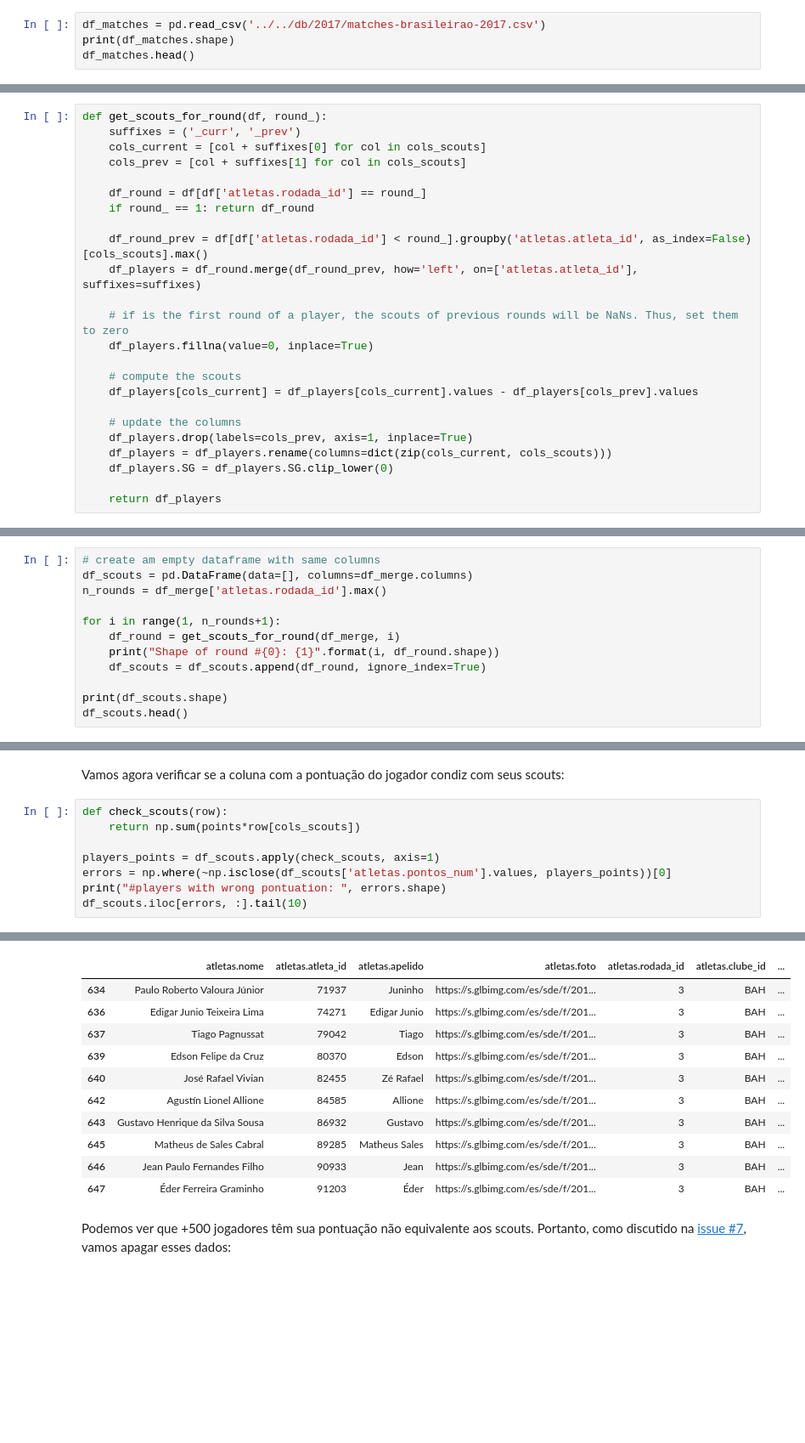
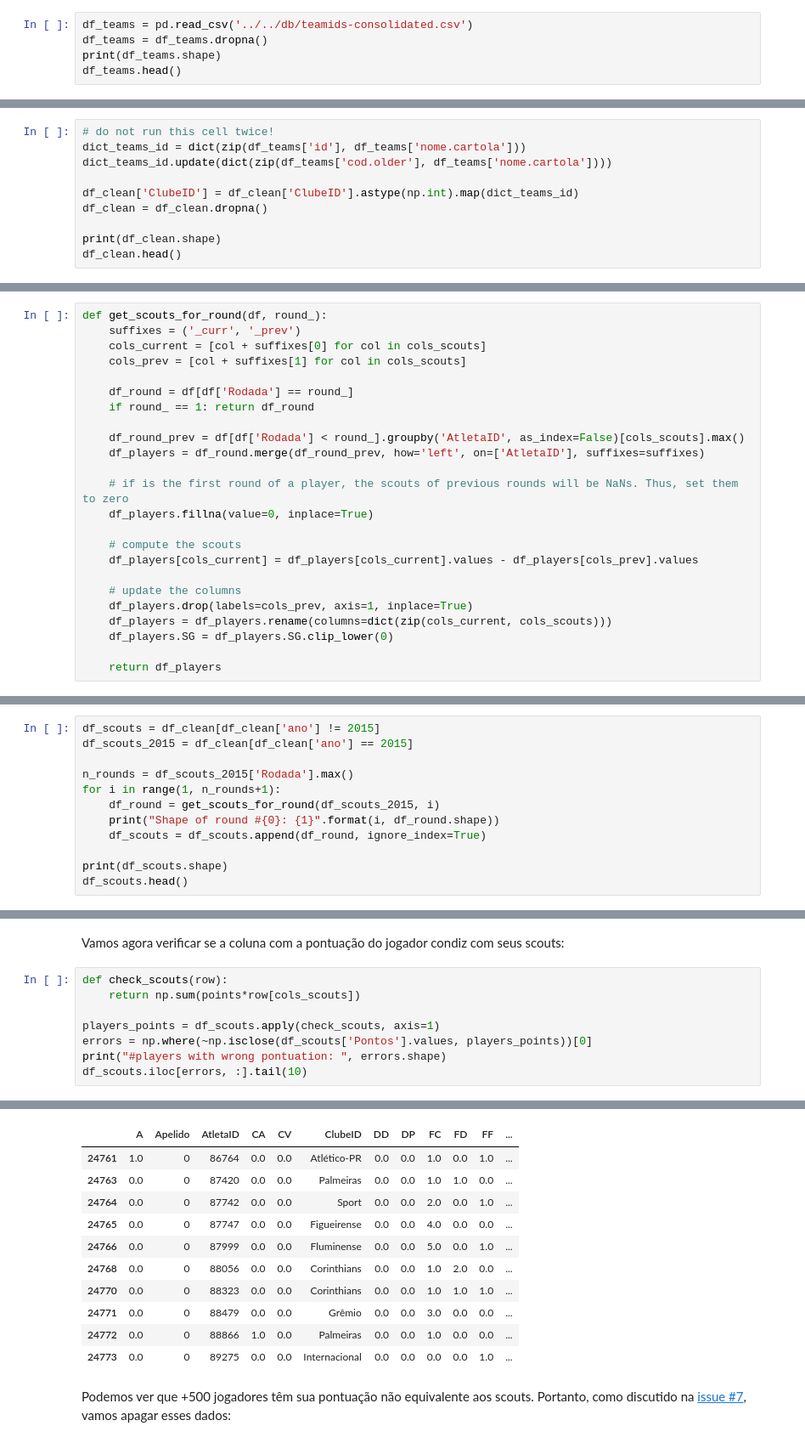
Before and after one commit to henriquepgomide/caRtola, a Jupyter notebook: lib/python/Samples Creator.ipynb, the cells around one changed output, grey strips where cells are left out. Shown at 85% size. Saved outputs shown, nothing was run; the diff lists cells and outputs as text; blank space fills up the shorter version.

```diff
--- a/lib/python/Samples Creator.ipynb
+++ b/lib/python/Samples Creator.ipynb
@@ -104,5 +102,6 @@ Além dos dados que já temos, achei interessante adicionar a informação de qu
 # %%
-df_matches = pd.read_csv('../../db/2017/matches-brasileirao-2017.csv')
-print(df_matches.shape)
-df_matches.head()
+df_teams = pd.read_csv('../../db/teamids-consolidated.csv')
+df_teams = df_teams.dropna()
+print(df_teams.shape)
+df_teams.head()
 # %% [output]
@@ -169,0 +115,10 @@ df_merge.head()
+# %%
+# do not run this cell twice!
+dict_teams_id = dict(zip(df_teams['id'], df_teams['nome.cartola']))
+dict_teams_id.update(dict(zip(df_teams['cod.older'], df_teams['nome.cartola'])))
+
+df_clean['ClubeID'] = df_clean['ClubeID'].astype(np.int).map(dict_teams_id)
+df_clean = df_clean.dropna()
+
+print(df_clean.shape)
+df_clean.head()
@@ -179,11 +142,11 @@ def get_scouts_for_round(df, round_):
     cols_current = [col + suffixes[0] for col in cols_scouts]
     cols_prev = [col + suffixes[1] for col in cols_scouts]
 
-    df_round = df[df['atletas.rodada_id'] == round_]
+    df_round = df[df['Rodada'] == round_]
     if round_ == 1: return df_round
 
-    df_round_prev = df[df['atletas.rodada_id'] < round_].groupby('atletas.atleta_id', as_index=False)[cols_scouts].max()
-    df_players = df_round.merge(df_round_prev, how='left', on=['atletas.atleta_id'], suffixes=suffixes)
+    df_round_prev = df[df['Rodada'] < round_].groupby('AtletaID', as_index=False)[cols_scouts].max()
+    df_players = df_round.merge(df_round_prev, how='left', on=['AtletaID'], suffixes=suffixes)
 
     # if is the first round of a player, the scouts of previous rounds will be NaNs. Thus, set them to zero
     df_players.fillna(value=0, inplace=True)
@@ -205,12 +168,12 @@ def get_scouts_for_round(df, round_):
 # %% [markdown]
 A célula abaixo cria uma dataframe com os scouts dos jogadores não acumulados.
 # %%
-# create am empty dataframe with same columns
-df_scouts = pd.DataFrame(data=[], columns=df_merge.columns)
-n_rounds = df_merge['atletas.rodada_id'].max()
+df_scouts = df_clean[df_clean['ano'] != 2015]
+df_scouts_2015 = df_clean[df_clean['ano'] == 2015]
 
+n_rounds = df_scouts_2015['Rodada'].max()
 for i in range(1, n_rounds+1):
-    df_round = get_scouts_for_round(df_merge, i)
+    df_round = get_scouts_for_round(df_scouts_2015, i)
     print("Shape of round #{0}: {1}".format(i, df_round.shape))
     df_scouts = df_scouts.append(df_round, ignore_index=True)
 
@@ -242,7 +210,7 @@ def check_scouts(row):
     return np.sum(points*row[cols_scouts])
 
 players_points = df_scouts.apply(check_scouts, axis=1)
-errors = np.where(~np.isclose(df_scouts['atletas.pontos_num'].values, players_points))[0]
+errors = np.where(~np.isclose(df_scouts['Pontos'].values, players_points))[0]
 print("#players with wrong pontuation: ", errors.shape)
 df_scouts.iloc[errors, :].tail(10)
 # %% [output]
@@ -250,14 +218,14 @@ df_scouts.iloc[errors, :].tail(10)
-|  | atletas.nome | atletas.atleta_id | atletas.apelido | atletas.foto | atletas.rodada_id | atletas.clube_id | ... |
-| 634 | Paulo Roberto Valoura Júnior | 71937 | Juninho | https://s.glbimg.com/es/sde/f/201... | 3 | BAH | ... |
-| 636 | Edigar Junio Teixeira Lima | 74271 | Edigar Junio | https://s.glbimg.com/es/sde/f/201... | 3 | BAH | ... |
-| 637 | Tiago Pagnussat | 79042 | Tiago | https://s.glbimg.com/es/sde/f/201... | 3 | BAH | ... |
-| 639 | Edson Felipe da Cruz | 80370 | Edson | https://s.glbimg.com/es/sde/f/201... | 3 | BAH | ... |
-| 640 | José Rafael Vivian | 82455 | Zé Rafael | https://s.glbimg.com/es/sde/f/201... | 3 | BAH | ... |
-| 642 | Agustín Lionel Allione | 84585 | Allione | https://s.glbimg.com/es/sde/f/201... | 3 | BAH | ... |
-| 643 | Gustavo Henrique da Silva Sousa | 86932 | Gustavo | https://s.glbimg.com/es/sde/f/201... | 3 | BAH | ... |
-| 645 | Matheus de Sales Cabral | 89285 | Matheus Sales | https://s.glbimg.com/es/sde/f/201... | 3 | BAH | ... |
-| 646 | Jean Paulo Fernandes Filho | 90933 | Jean | https://s.glbimg.com/es/sde/f/201... | 3 | BAH | ... |
-| 647 | Éder Ferreira Graminho | 91203 | Éder | https://s.glbimg.com/es/sde/f/201... | 3 | BAH | ... |
+|  | A | Apelido | AtletaID | CA | CV | ClubeID | DD | DP | FC | FD | FF | ... |
+| 24761 | 1.0 | 0 | 86764 | 0.0 | 0.0 | Atlético-PR | 0.0 | 0.0 | 1.0 | 0.0 | 1.0 | ... |
+| 24763 | 0.0 | 0 | 87420 | 0.0 | 0.0 | Palmeiras | 0.0 | 0.0 | 1.0 | 1.0 | 0.0 | ... |
+| 24764 | 0.0 | 0 | 87742 | 0.0 | 0.0 | Sport | 0.0 | 0.0 | 2.0 | 0.0 | 1.0 | ... |
+| 24765 | 0.0 | 0 | 87747 | 0.0 | 0.0 | Figueirense | 0.0 | 0.0 | 4.0 | 0.0 | 0.0 | ... |
+| 24766 | 0.0 | 0 | 87999 | 0.0 | 0.0 | Fluminense | 0.0 | 0.0 | 5.0 | 0.0 | 1.0 | ... |
+| 24768 | 0.0 | 0 | 88056 | 0.0 | 0.0 | Corinthians | 0.0 | 0.0 | 1.0 | 2.0 | 0.0 | ... |
+| 24770 | 0.0 | 0 | 88323 | 0.0 | 0.0 | Corinthians | 0.0 | 0.0 | 1.0 | 1.0 | 1.0 | ... |
+| 24771 | 0.0 | 0 | 88479 | 0.0 | 0.0 | Grêmio | 0.0 | 0.0 | 3.0 | 0.0 | 0.0 | ... |
+| 24772 | 0.0 | 0 | 88866 | 1.0 | 0.0 | Palmeiras | 0.0 | 0.0 | 1.0 | 0.0 | 0.0 | ... |
+| 24773 | 0.0 | 0 | 89275 | 0.0 | 0.0 | Internacional | 0.0 | 0.0 | 0.0 | 0.0 | 1.0 | ... |
 # %% [markdown]
 Podemos ver que +500 jogadores têm sua pontuação não equivalente aos scouts. Portanto, como discutido na [issue #7](https://github.com/henriquepgomide/caRtola/issues/7), vamos apagar esses dados:
 # %%
```
Also changed, not shown: parts of 37 cells of this notebook, 4 other files.
